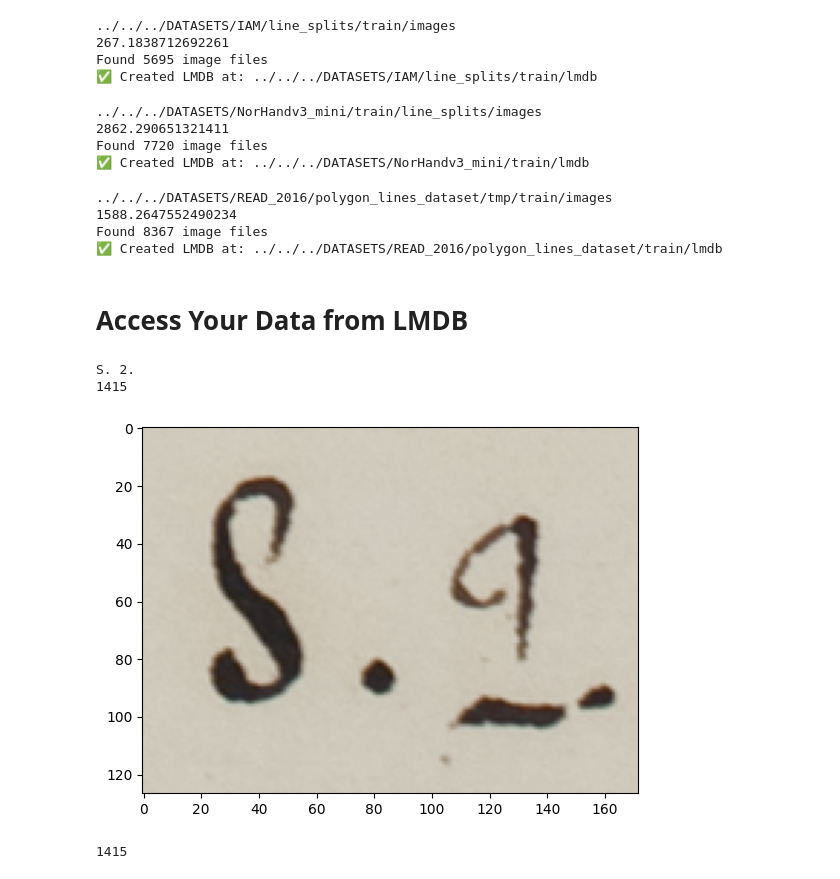
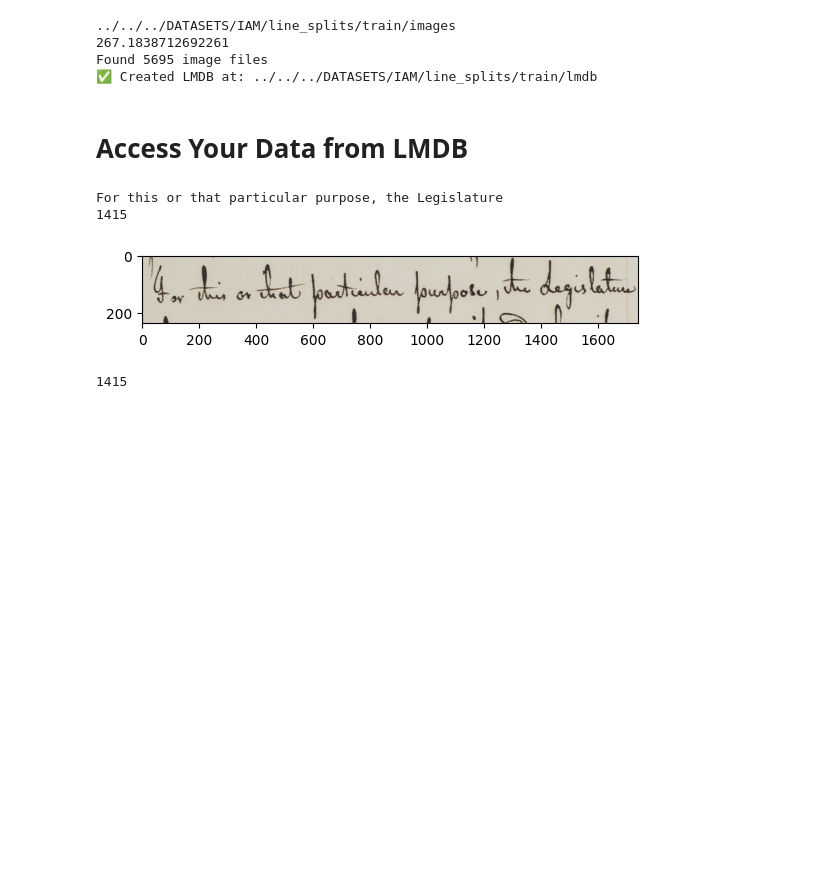
Before and after one commit to gayan68/ToolBox, a Jupyter notebook: LMDB_Creator.ipynb, the cells around one changed output. Saved outputs shown, nothing was run; the diff lists cells and outputs as text; code cells hidden in the pictures; blank space fills up the shorter version.

```diff
--- a/LMDB_Creator.ipynb
+++ b/LMDB_Creator.ipynb
@@ -74,36 +74,6 @@ create_lmdb_from_folders(img_dir, gt_path, lmdb_path, "png")
 267.1838712692261
 Found 5695 image files
 ✅ Created LMDB at: ../../../DATASETS/IAM/line_splits/train/lmdb
-# %%
-split = "train"
-
-img_dir = f"../../../DATASETS/NorHandv3_mini/{split}/line_splits/images"
-print(img_dir)
-gt_path = f"../../../DATASETS/NorHandv3_mini/{split}/line_splits/gt_text"
-lmdb_path = f"../../../DATASETS/NorHandv3_mini/{split}/lmdb"
-os.makedirs(lmdb_path, exist_ok=True)
-
-create_lmdb_from_folders(img_dir, gt_path, lmdb_path, "png")
-# %% [output]
-../../../DATASETS/NorHandv3_mini/train/line_splits/images
-2862.290651321411
-Found 7720 image files
-✅ Created LMDB at: ../../../DATASETS/NorHandv3_mini/train/lmdb
-# %%
-split = "train"
-
-img_dir = f"../../../DATASETS/READ_2016/polygon_lines_dataset/tmp/{split}/images"
-print(img_dir)
-gt_path = f"../../../DATASETS/READ_2016/polygon_lines_dataset/tmp/{split}/gt_text"
-lmdb_path = f"../../../DATASETS/READ_2016/polygon_lines_dataset/{split}/lmdb"
-os.makedirs(lmdb_path, exist_ok=True)
-
-create_lmdb_from_folders(img_dir, gt_path, lmdb_path, "png")
-# %% [output]
-../../../DATASETS/READ_2016/polygon_lines_dataset/tmp/train/images
-1588.2647552490234
-Found 8367 image files
-✅ Created LMDB at: ../../../DATASETS/READ_2016/polygon_lines_dataset/train/lmdb
 # %% [markdown]
 # Access Your Data from LMDB
 # %%
@@ -113,38 +83,37 @@ from PIL import Image
 import matplotlib.pyplot as plt
 import numpy as np
 
-lmdb_path = f"../../../DATASETS/NorHandV3_72702/train/lmdb"
+lmdb_path = f"../../../DATASETS/IAM/line_splits/train/lmdb"
 lmdb_path = f"../../../DATASETS/Bentham/box_lines_dataset/val/lmdb"
-# lmdb_path = f"../../../DATASETS/NorHandV3_72702/test/lmdb"
 
 env = lmdb.open(lmdb_path, readonly=True, lock=False)
 keys = []
 with env.begin() as txn:
     cursor = txn.cursor()  # create a cursor to iterate
 
     for key, value in cursor:
         key_str = key.decode()  # convert bytes -> string
         if key_str.startswith("image-"):
             keys.append(key_str[6:])
 
-idx = 11
+idx = 44
 with env.begin() as txn:
     img_key = f"image-{keys[idx]}".encode()
     gt_key = f"label-{keys[idx]}".encode()
 
     img_bin = txn.get(img_key)
     label = txn.get(gt_key).decode()
 
 print(label)
 
 img = Image.open(io.BytesIO(img_bin)).convert("RGB")
 plt.imshow(np.array(img))
 # img.show()
 print(len(keys))
 # %% [output]
-S. 2.
+For this or that particular purpose, the Legislature
 1415
-[figure, old version]
+[figure, new version]
 # %%
 len(keys)
 # %% [output]
```
Also changed, not shown: parts of 2 cells of this notebook.
